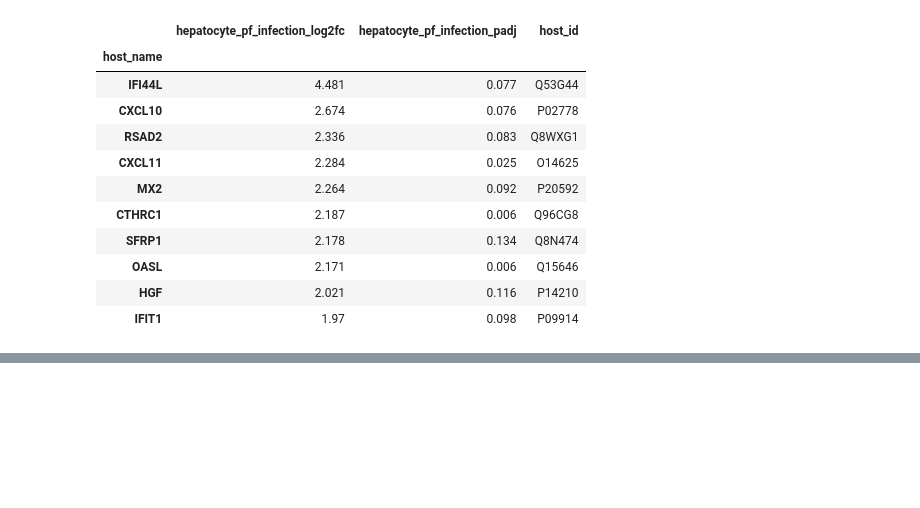
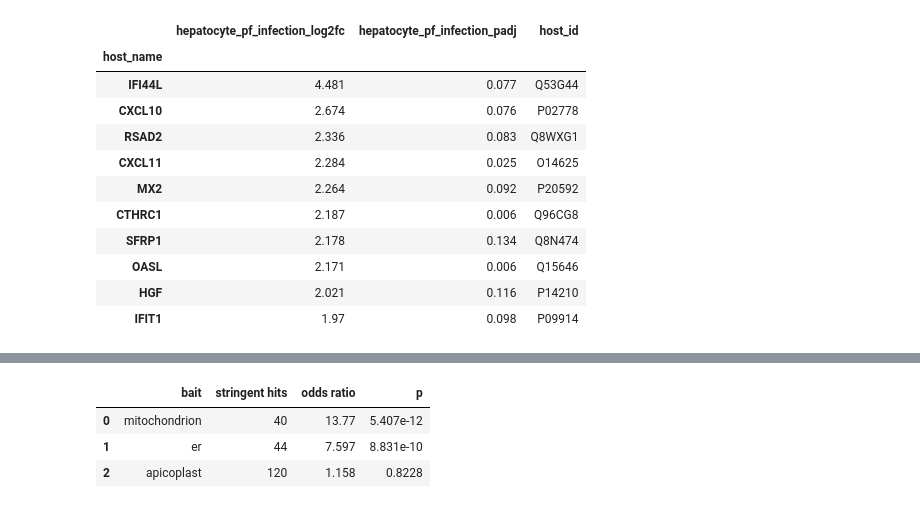
Before and after one commit to EinarOlafsson/starplast, a Jupyter notebook: notebooks/derive_deposits_2026_09.ipynb, the cells around one changed output, grey strips where cells are left out. Cells and saved outputs as stored; diff of their text form; code cells hidden in the pictures; blank space fills up the shorter version.

```diff
--- a/notebooks/derive_deposits_2026_09.ipynb
+++ b/notebooks/derive_deposits_2026_09.ipynb
@@ -178,0 +203,5 @@ hep.sort_values('hepatocyte_pf_infection_log2fc', ascending=False).head(10).roun
+# %%
+utr = D.utr5_architecture(DATA).set_index('gene_id')
+te_mean = nodes.set_index('gene_id').filter(regex=r'^te\d').mean(axis=1)
+{c: stats.spearmanr(utr[c], te_mean.reindex(utr.index), nan_policy='omit').correlation
+ for c in ['utr5_n_uaugs', 'utr5_n_uorfs', 'utr5_length', 'utr5_kozak_score']}
@@ -178,0 +248,18 @@ hep.sort_values('hepatocyte_pf_infection_log2fc', ascending=False).head(10).roun
+# %%
+surf = D.organelle_surface(DATA).set_index('gene_id')
+comp = nodes.set_index('gene_id')['compartment'].reindex(surf.index)
+rows = []
+for bait, words in (('mitochondrion', 'mitochondri'), ('er', 'ER'), ('apicoplast', 'apicoplast')):
+    seen = surf[f'surface_{bait}_stringent'].notna() & comp.notna()
+    hit = surf[f'surface_{bait}_stringent'] == 1
+    lab = comp.astype(str).str.contains(words)
+    table = [[int((seen & hit & lab).sum()), int((seen & hit & ~lab).sum())],
+             [int((seen & ~hit & lab).sum()), int((seen & ~hit & ~lab).sum())]]
+    odds, p = stats.fisher_exact(table)
+    rows.append({'bait': bait, 'stringent hits': int(hit.sum()), 'odds ratio': odds, 'p': p})
+pd.DataFrame(rows)
+# %% [output]
+|  | bait | stringent hits | odds ratio | p |
+| 0 | mitochondrion | 40 | 13.77 | 5.407e-12 |
+| 1 | er | 44 | 7.597 | 8.831e-10 |
+| 2 | apicoplast | 120 | 1.158 | 0.8228 |
```
Also changed, not shown: parts of 17 cells of this notebook, 57 other files.
